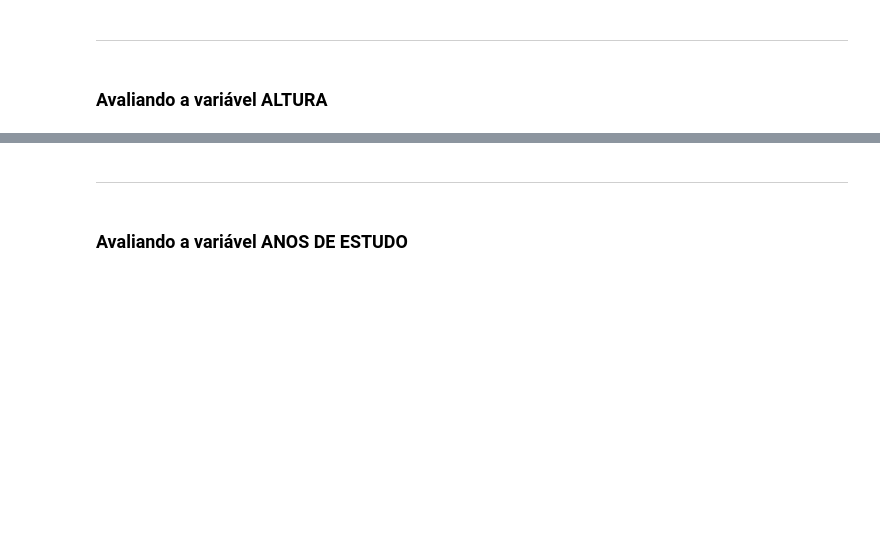
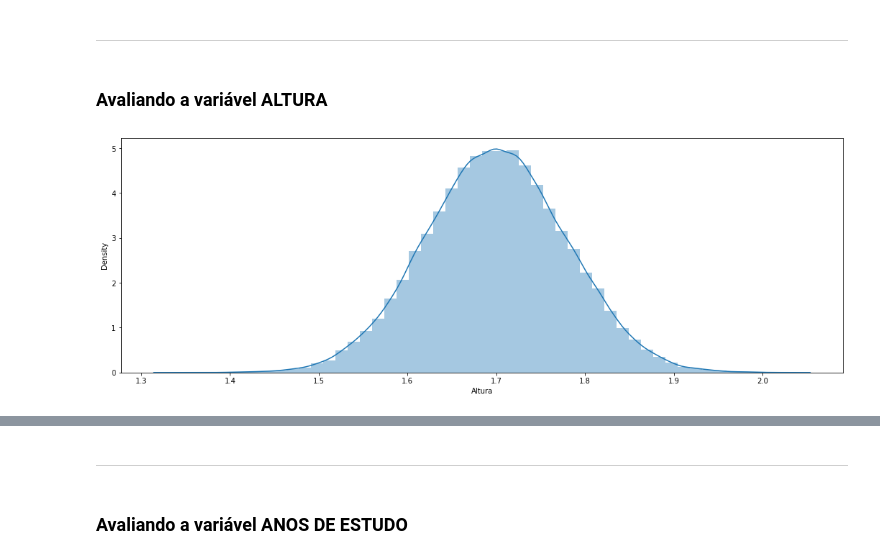
Before and after one commit to bernardogoltz/datascience-python-estatistica, a Jupyter notebook: Curso_de_Estatística_Parte_1.ipynb, the cells around one changed output, grey strips where cells are left out. Drawn from its saved outputs; the diff is of its cells as text; code cells hidden in the pictures; blank space fills up the shorter version.

```diff
--- a/Curso_de_Estatística_Parte_1.ipynb
+++ b/Curso_de_Estatística_Parte_1.ipynb
@@ -585,3 +716,8 @@ Pode-se definir a moda como sendo o valor mais frequente de um conjunto de dados
 ***
 # %% [markdown]
 ### Avaliando a variável ALTURA
+# %%
+altura_graf = sns.distplot(dados.Altura)
+altura_graf.figure.set_size_inches(18,6)
+# %% [output]
+[figure, added]
```
Also changed, not shown: parts of 50 cells of this notebook.
